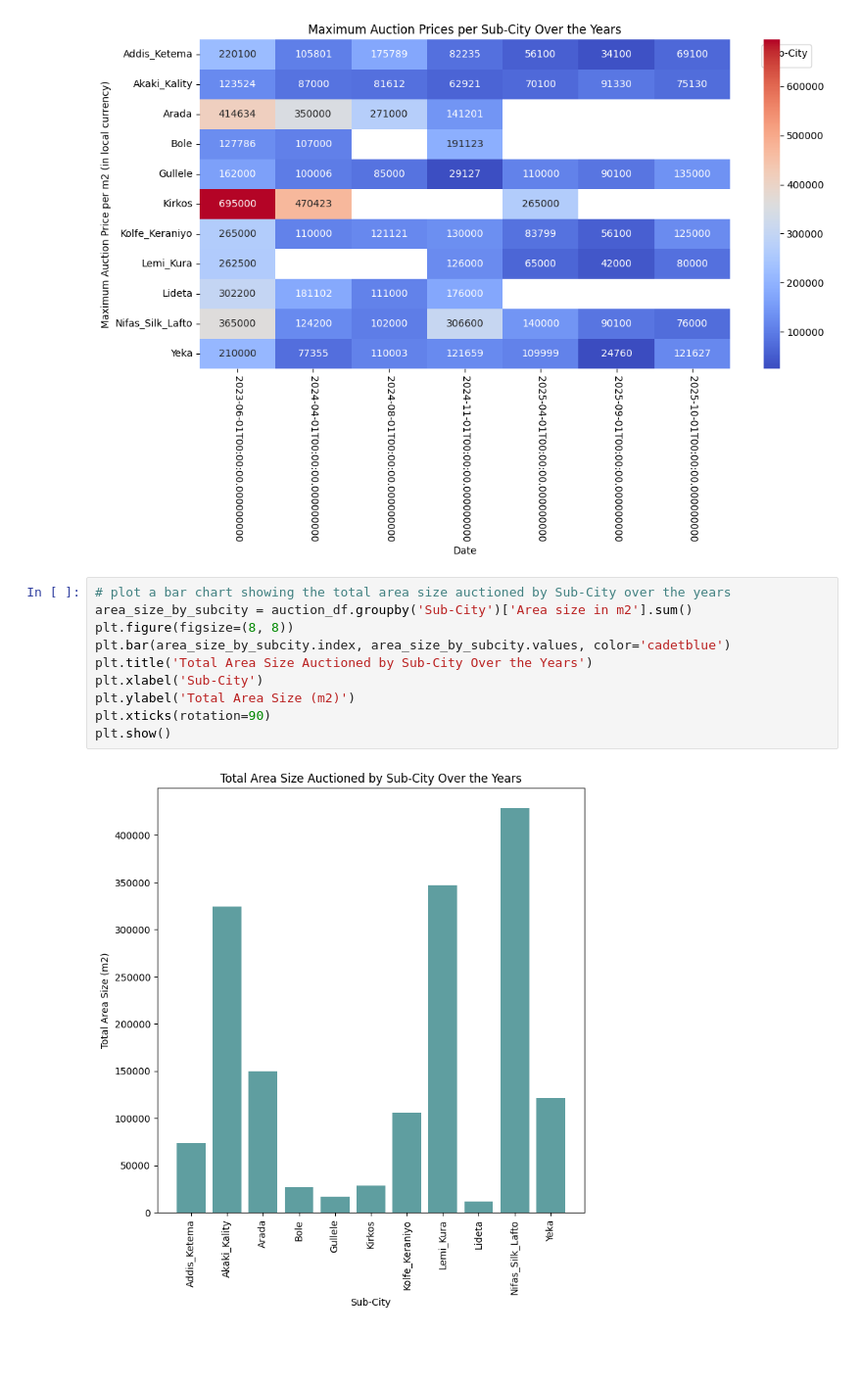
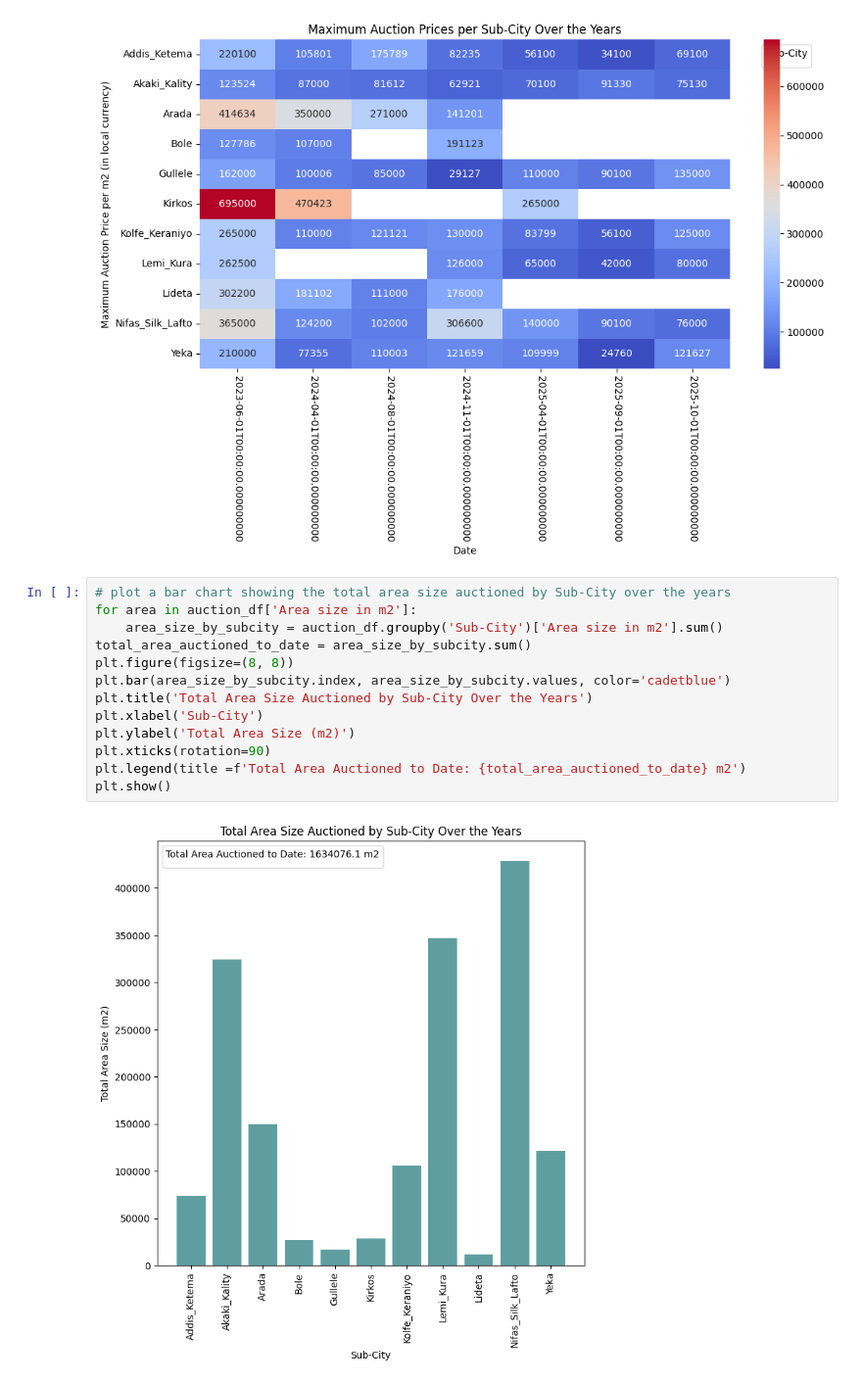
Before and after one commit to Solhemi/Land_auction_price_prediction_model_in_Addis, a Jupyter notebook: land_auction_price_prediction_model.ipynb, the cells around one changed output. Shown at 98% size. Drawn from its saved outputs; the diff is of its cells as text; blank space fills up the shorter version.

Commit message:
Total_land_auctioned

```diff
--- a/land_auction_price_prediction_model.ipynb
+++ b/land_auction_price_prediction_model.ipynb
@@ -182,13 +182,16 @@ plt.legend(title='Sub-City', bbox_to_anchor=(1.05, 1), loc='upper left')
 [figure]
 # %%
 # plot a bar chart showing the total area size auctioned by Sub-City over the years
-area_size_by_subcity = auction_df.groupby('Sub-City')['Area size in m2'].sum()
+for area in auction_df['Area size in m2']:
+    area_size_by_subcity = auction_df.groupby('Sub-City')['Area size in m2'].sum()
+total_area_auctioned_to_date = area_size_by_subcity.sum()
 plt.figure(figsize=(8, 8))
 plt.bar(area_size_by_subcity.index, area_size_by_subcity.values, color='cadetblue')
 plt.title('Total Area Size Auctioned by Sub-City Over the Years')
 plt.xlabel('Sub-City')
 plt.ylabel('Total Area Size (m2)')
 plt.xticks(rotation=90)
+plt.legend(title =f'Total Area Auctioned to Date: {total_area_auctioned_to_date} m2')
 plt.show()
 # %% [output]
-[figure, old version]
+[figure, new version]
```
Also changed, not shown: parts of 1 cell of this notebook.
